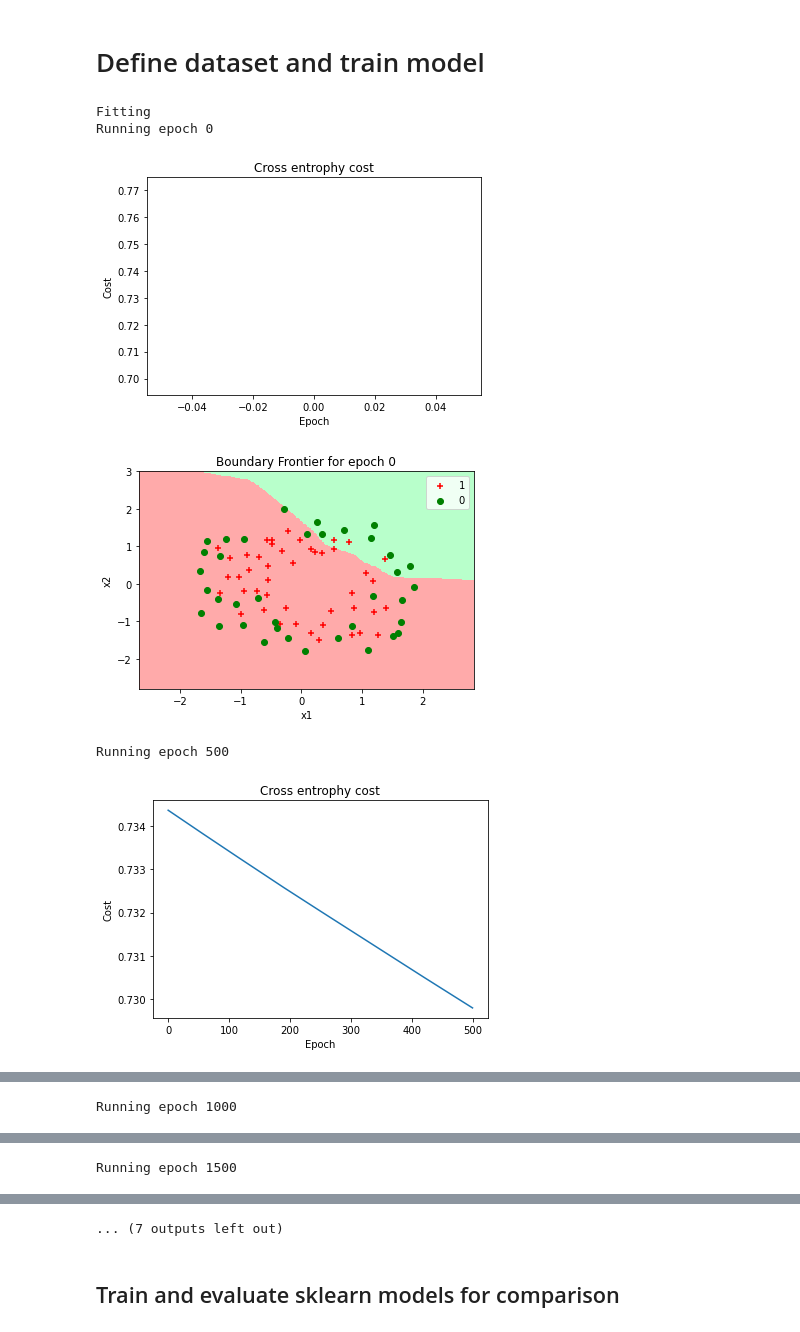
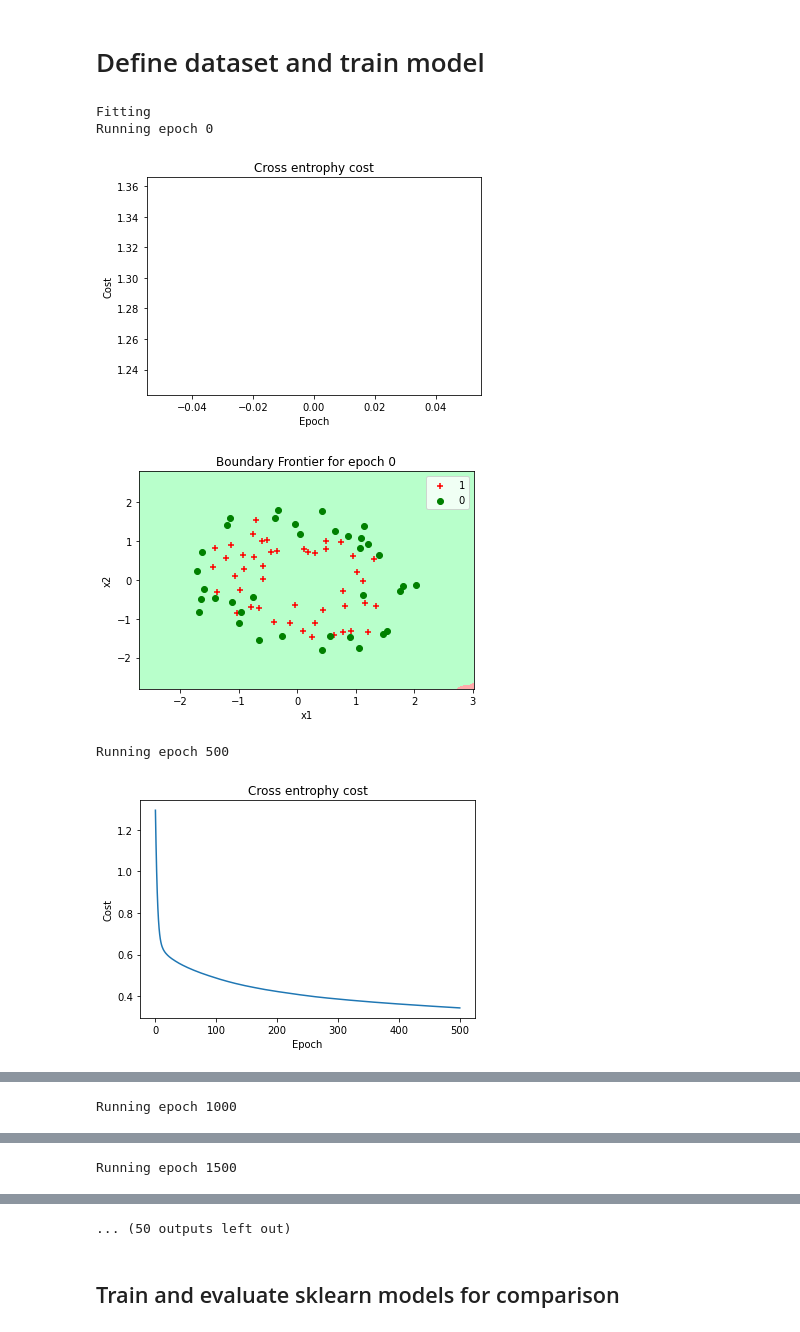
Before and after one commit to davidssand/neural-net, a Jupyter notebook: T2.ipynb, the cells around one changed output, grey strips where cells are left out. Drawn from its saved outputs; the diff is of its cells as text; code cells hidden in the pictures.

```diff
--- a/T2.ipynb
+++ b/T2.ipynb
@@ -235,6 +236,12 @@ class NeuralNet():
         """
         return np.array([l.weights_matrix for l in self.layers], dtype=object)
 
+    @property
+    def der_weights_matrix(self):
+        """Represents layer's derivative weights as a matrix, where each column is a neuron.
+        """
+        return np.array([l.weights_der for l in self.layers], dtype=object)
+
     @weights_matrix.setter
     def weights_matrix(self, new_weights):
         for layer_i, layer in enumerate(self.layers):
@@ -283,13 +290,14 @@ class NeuralNet():
                 axis=1
             )
 
-            weights_der = np.dot(next_activation_biased.T, deltas)
+            layer.weights_der = np.dot(next_activation_biased.T, deltas)
 
-            layer.new_weights_matrix = layer.weights_matrix - self.learning_rate * weights_der.T / len(X)
+
 
     def update_weights(self):
         for layer in self.layers:
-            layer.weights_matrix = layer.new_weights_matrix
+            layer.weights_matrix -= self.learning_rate * self.weights_der.T / len(X)
+
 
     def plot_cost(self):
         plt.plot(self.costs)
@@ -359,35 +367,35 @@ y = y.values.reshape(y.shape[0], 1)
 # Split train and test
 X_train, X_test, y_train, y_test = train_test_split(X, y, test_size=0.3)
 
 # Standardize
 sc = StandardScaler()
 sc.fit(X_train)
 X_train = sc.transform(X_train)
 X_test = sc.transform(X_test)
 
 # Define model's layers
 hidden_layer_sizes = [30, 20]
 layers = [
     Layer(input_length=X_train.shape[1], n_neurons=hidden_layer_sizes[0]),
     Layer(input_length=hidden_layer_sizes[0], n_neurons=hidden_layer_sizes[1]),
     Layer(input_length=hidden_layer_sizes[1], n_neurons=1),
 ]
 
 # Instantiate model
 epochs = 10000
 
 nn = NeuralNet(
-    *layers, learning_rate=0.0001, epochs=epochs,
+    *layers, learning_rate=0.01, epochs=epochs,
 )
 
 # Train model
 nn.fit(X_train, y_train)
 nn_preds = nn.transform(X_test)
 nn_preds_round = nn_preds.round()
 # %% [output]
 Fitting
 Running epoch 0
-[figure, old version]
+[figure, new version]
-[figure, old version]
+[figure, new version]
 Running epoch 500
-[figure, old version]
+[figure, new version]
@@ -401,4 +409,4 @@ Running epoch 1500
-... (7 outputs left out)
+... (50 outputs left out)
 # %% [markdown]
 ## Train and evaluate sklearn models for comparison
 # %%
```
Also changed, not shown: parts of 8 cells of this notebook.
